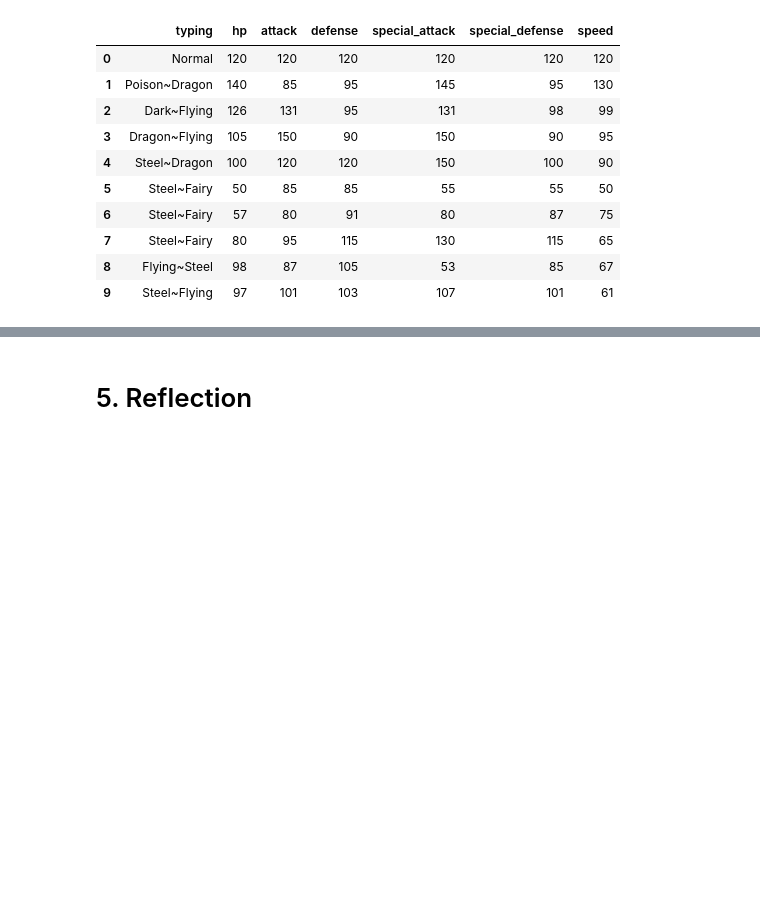
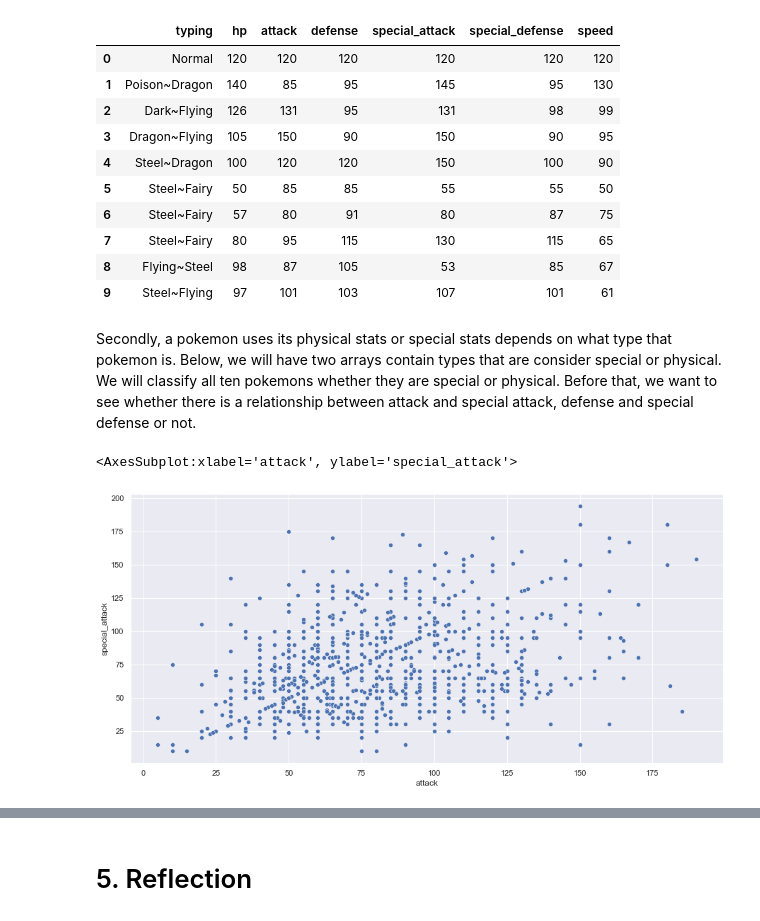
Before and after one commit to Wepewour19clc7/DSprograming, a Jupyter notebook: Pokemon.ipynb, the cells around one changed output, grey strips where cells are left out. Drawn from its saved outputs; the diff is of its cells as text; code cells hidden in the pictures; blank space fills up the shorter version.

```diff
--- a/Pokemon.ipynb
+++ b/Pokemon.ipynb
@@ -248,3 +248,11 @@ stats
 | 7 | Steel~Fairy | 80 | 95 | 115 | 130 | 115 | 65 |
 | 8 | Flying~Steel | 98 | 87 | 105 | 53 | 85 | 67 |
 | 9 | Steel~Flying | 97 | 101 | 103 | 107 | 101 | 61 |
+# %% [markdown]
+Secondly, a pokemon uses its physical stats or special stats depends on what type that pokemon is. Below, we will have two arrays contain types that are consider special or physical. We will classify all ten pokemons whether they are special or physical. Before that, we want to see whether there is a relationship between attack and special attack, defense and special defense or not.
+# %%
+sns.set(rc={'figure.figsize':(15,7)})
+sns.scatterplot(x=data['attack'],y = data['special_attack'])
+# %% [output]
+<AxesSubplot:xlabel='attack', ylabel='special_attack'>
+[figure, added]
```
Also changed, not shown: parts of 14 cells of this notebook.
